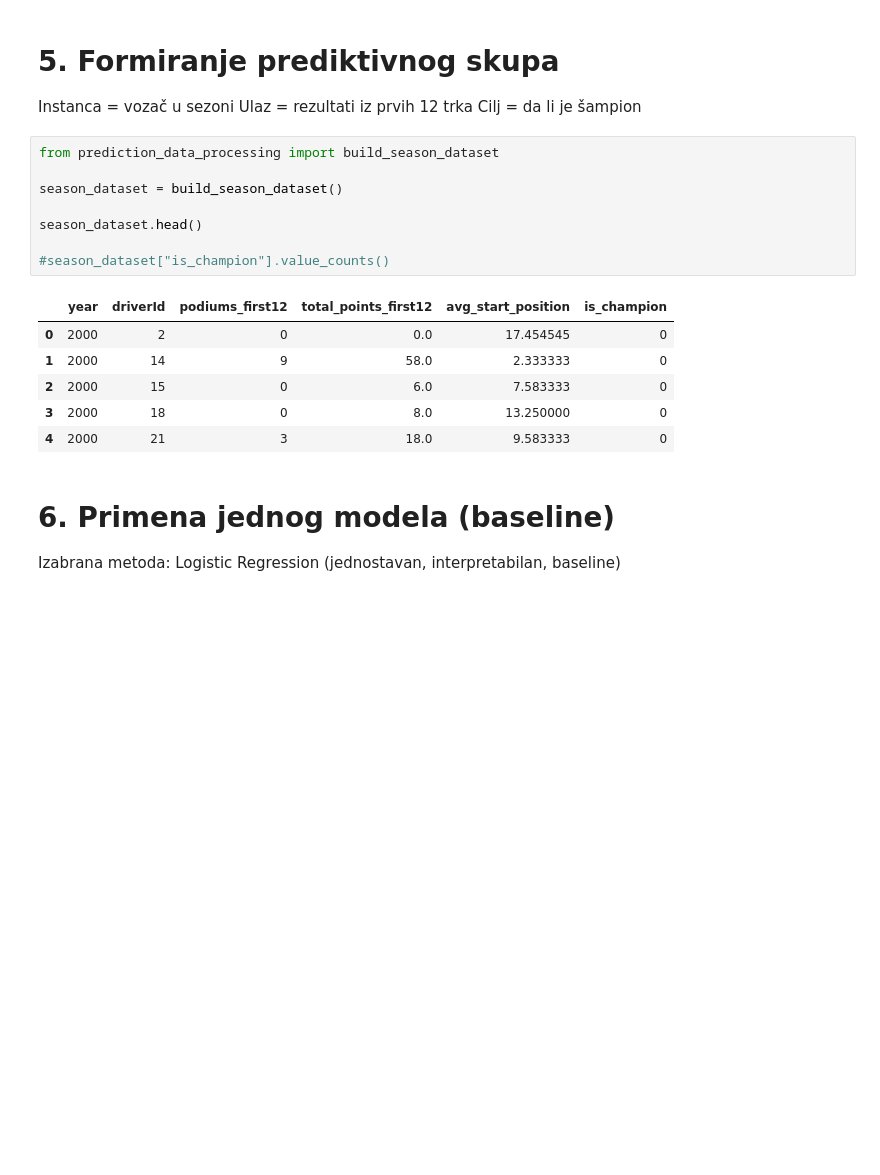
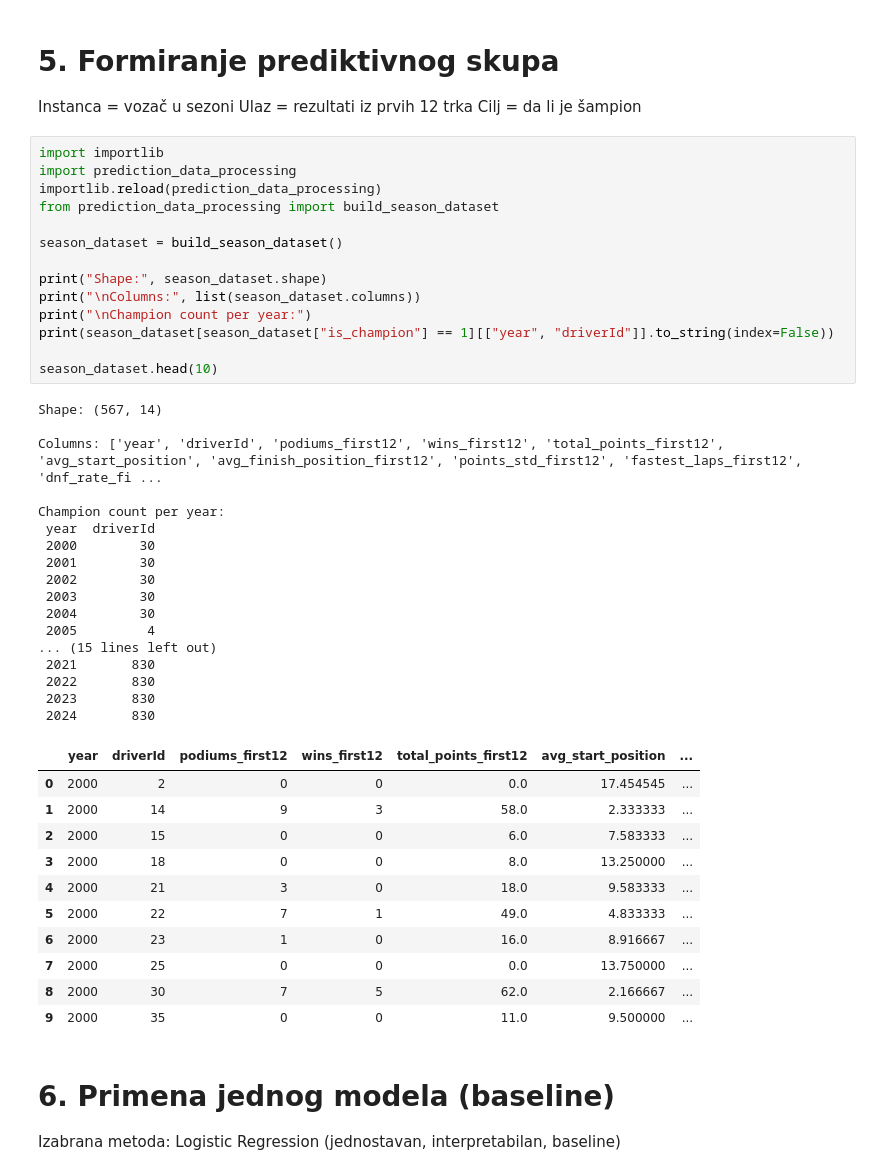
Before and after one commit to zelick/SIAP-F1-Analiza, a Jupyter notebook: SIAP_EDA_BaslineModel.ipynb, the cells around one changed output. Drawn from its saved outputs; the diff is of its cells as text; blank space fills up the shorter version.

```diff
--- a/SIAP_EDA_BaslineModel.ipynb
+++ b/SIAP_EDA_BaslineModel.ipynb
@@ -277,20 +277,48 @@ Instanca = vozač u sezoni
 Ulaz = rezultati iz prvih 12 trka
 Cilj = da li je šampion
 # %%
+import importlib
+import prediction_data_processing
+importlib.reload(prediction_data_processing)
 from prediction_data_processing import build_season_dataset
 
 season_dataset = build_season_dataset()
 
-season_dataset.head()
+print("Shape:", season_dataset.shape)
+print("\nColumns:", list(season_dataset.columns))
+print("\nChampion count per year:")
+print(season_dataset[season_dataset["is_champion"] == 1][["year", "driverId"]].to_string(index=False))
 
-#season_dataset["is_champion"].value_counts()
+season_dataset.head(10)
 # %% [output]
+Shape: (567, 14)
+
+Columns: ['year', 'driverId', 'podiums_first12', 'wins_first12', 'total_points_first12', 'avg_start_position', 'avg_finish_position_first12', 'points_std_first12', 'fastest_laps_first12', 'dnf_rate_fi ...
+
+Champion count per year:
+ year  driverId
+ 2000        30
+ 2001        30
+ 2002        30
+ 2003        30
+ 2004        30
+ 2005         4
+... (15 lines left out)
+ 2021       830
+ 2022       830
+ 2023       830
+ 2024       830
-|  | year | driverId | podiums_first12 | total_points_first12 | avg_start_position | is_champion |
-| 0 | 2000 | 2 | 0 | 0.0 | 17.454545 | 0 |
-| 1 | 2000 | 14 | 9 | 58.0 | 2.333333 | 0 |
-| 2 | 2000 | 15 | 0 | 6.0 | 7.583333 | 0 |
-| 3 | 2000 | 18 | 0 | 8.0 | 13.250000 | 0 |
-| 4 | 2000 | 21 | 3 | 18.0 | 9.583333 | 0 |
+|  | year | driverId | podiums_first12 | wins_first12 | total_points_first12 | avg_start_position | ... |
+| 0 | 2000 | 2 | 0 | 0 | 0.0 | 17.454545 | ... |
+| 1 | 2000 | 14 | 9 | 3 | 58.0 | 2.333333 | ... |
+| 2 | 2000 | 15 | 0 | 0 | 6.0 | 7.583333 | ... |
+| 3 | 2000 | 18 | 0 | 0 | 8.0 | 13.250000 | ... |
+| 4 | 2000 | 21 | 3 | 0 | 18.0 | 9.583333 | ... |
+| 5 | 2000 | 22 | 7 | 1 | 49.0 | 4.833333 | ... |
+| 6 | 2000 | 23 | 1 | 0 | 16.0 | 8.916667 | ... |
+| 7 | 2000 | 25 | 0 | 0 | 0.0 | 13.750000 | ... |
+| 8 | 2000 | 30 | 7 | 5 | 62.0 | 2.166667 | ... |
+| 9 | 2000 | 35 | 0 | 0 | 11.0 | 9.500000 | ... |
 # %% [markdown]
 # 6. Primena jednog modela (baseline)
 
```
Also changed, not shown: parts of 3 cells of this notebook, 1 other file.
